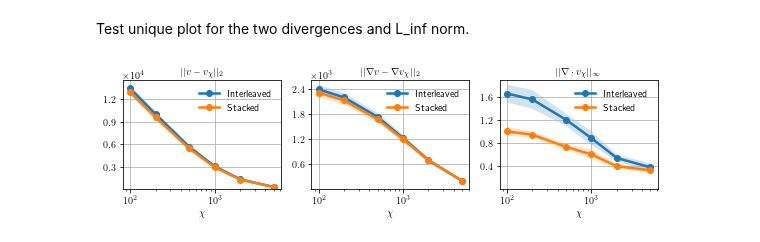
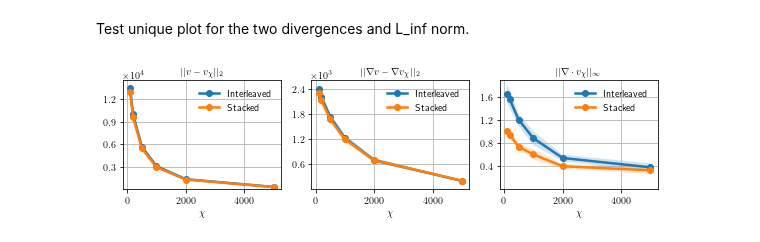
Before and after one commit to stefanopisoni/TN_Turbulence, a Jupyter notebook: Snapshots_compression/Snapshot_compression_plot.ipynb, the cells around one changed output. Drawn from its saved outputs; the diff is of its cells as text; code cells hidden in the pictures.

Commit message:
new plots

```diff
--- a/Snapshots_compression/Snapshot_compression_plot.ipynb
+++ b/Snapshots_compression/Snapshot_compression_plot.ipynb
@@ -829,6 +829,20 @@ import torch
 import numpy as np
 import matplotlib.pyplot as plt
 from matplotlib.ticker import MaxNLocator
+
+# ——— Global style setup ———
+plt.rcParams.update({
+    "text.usetex": True,
+    "font.family": "sans-serif",
+    "font.sans-serif": ["Computer Modern Sans Serif"],
+    "text.latex.preamble": r"\renewcommand{\familydefault}{\sfdefault}",
+    "lines.linewidth": 2.5,           # thicker lines
+    # "axes.labelsize": 24,
+    # "axes.titlesize": 24,
+    # "legend.fontsize": 20,            # default legend font size (overridden below)
+    # "xtick.labelsize": 22,
+    # "ytick.labelsize": 22
+})
 
 # Define snapshots, encodings, and BD_MAX values
 snapshots     = [10286, 11712, 13147, 13198, 15107, 15181, 17710, 17787, 22402, 22490, 26429]
@@ -899,33 +913,33 @@ for ax, title, (mean_dict, var_dict) in zip(axes, titles, stats):
             bd_max_values,
             mean_vals,
             marker='o',
             linestyle=linestyle,
             label=label
         )
         ax.fill_between(
             bd_max_values,
             mean_vals - std_dev,
             mean_vals + std_dev,
             alpha=0.2
         )
-    ax.set_xscale('log')
+    # ax.set_xscale('log')
     ax.set_xlabel(r'$\chi$', fontsize=10)
     ax.set_title(title, fontsize=10)
     ax.grid(True)
 
     # formatting tweaks
     ax.set_ylim(bottom=0)
     ax.yaxis.set_major_locator(MaxNLocator(nbins=5, prune='both'))
     ax.ticklabel_format(style='sci', axis='y', scilimits=(0,0))
     ax.yaxis.get_offset_text().set_fontsize(10)
     ax.tick_params(axis='both', which='major', labelsize=10)
     ax.legend(fontsize=10, frameon=False)
 
 # Common y-label only on the leftmost subplot
 # axes[0].set_ylabel('Value (scientific notation)', fontsize=10)
 
 plt.tight_layout()
-plt.savefig("Plots/combined_three_panels.pdf", format="pdf")
+plt.savefig("Plots/single_snap_stat.pdf", format="pdf")
 plt.show()
 # %% [output]
-[figure, old version]
+[figure, new version]
```
Also changed, not shown: 2 other files.
